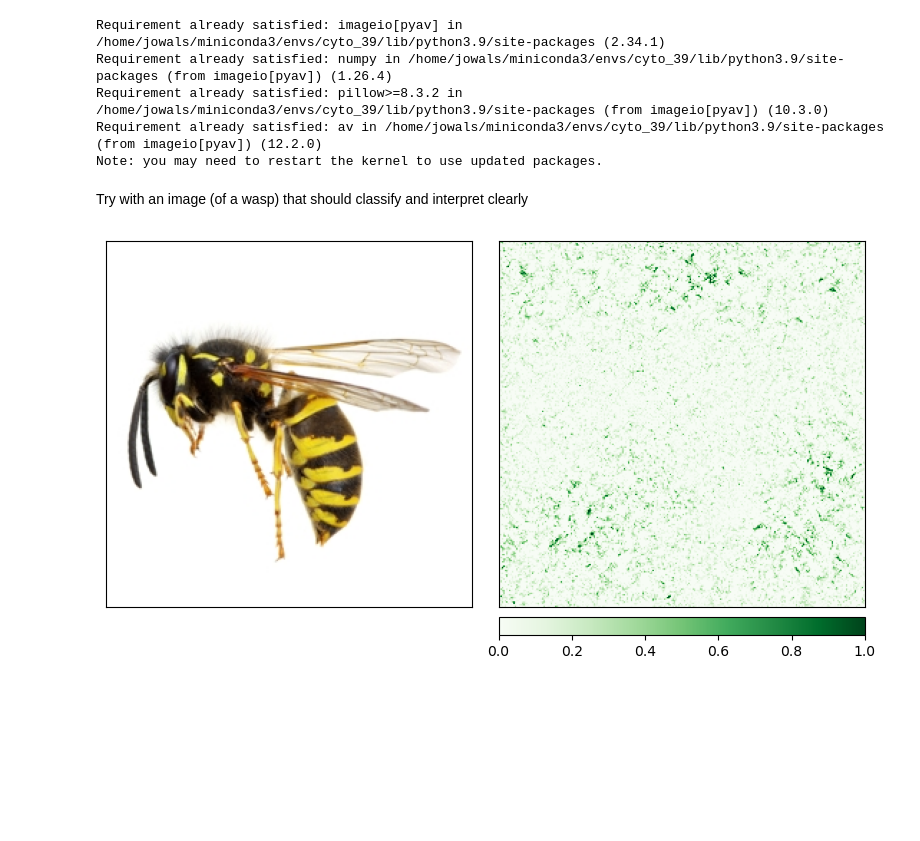
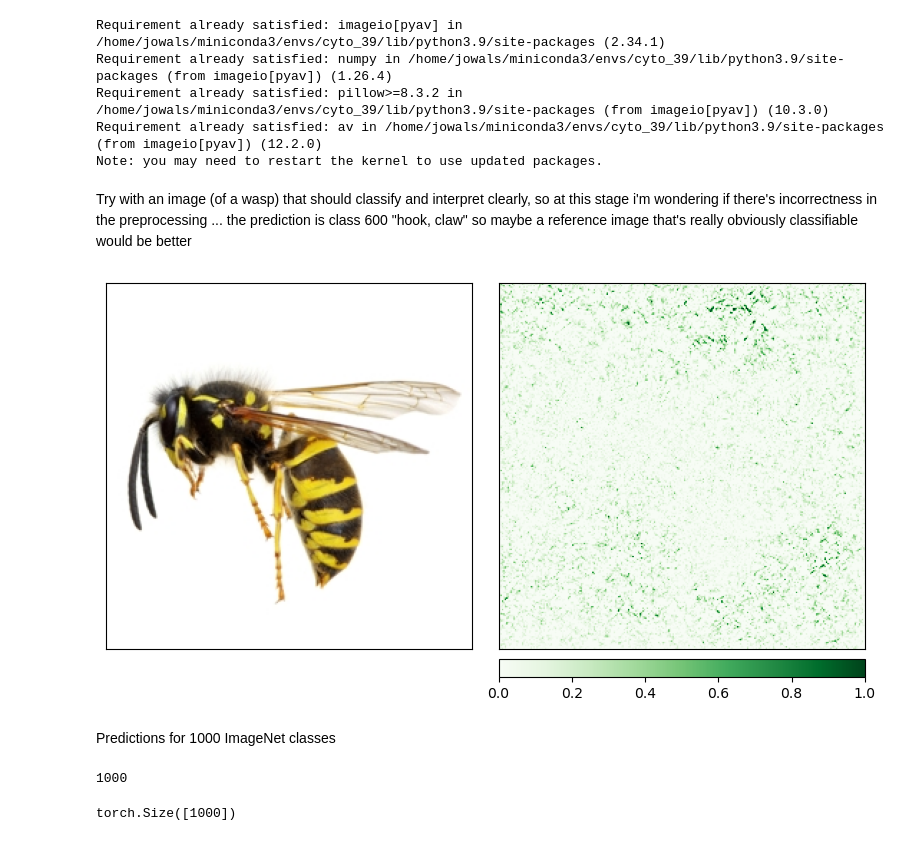
Before and after one commit to jmarshrossney/plankton_ml, a Jupyter notebook: notebooks/ModelExplainability.ipynb, the cells around one changed output. Cells and saved outputs as stored; diff of their text form; code cells hidden in the pictures; blank space fills up the shorter version.

Commit message:
last touches to the inconclusive model interpretation

```diff
--- a/notebooks/ModelExplainability.ipynb
+++ b/notebooks/ModelExplainability.ipynb
@@ -377,28 +356,36 @@ Requirement already satisfied: numpy in /home/jowals/miniconda3/envs/cyto_39/lib
 Requirement already satisfied: pillow>=8.3.2 in /home/jowals/miniconda3/envs/cyto_39/lib/python3.9/site-packages (from imageio[pyav]) (10.3.0)
 Requirement already satisfied: av in /home/jowals/miniconda3/envs/cyto_39/lib/python3.9/site-packages (from imageio[pyav]) (12.2.0)
 Note: you may need to restart the kernel to use updated packages.
-# %% [markdown]
-Try with an image (of a wasp) that should classify and interpret clearly
+# %% [markdown]
+Try with an image (of a wasp) that should classify and interpret clearly, so at this stage i'm wondering if there's incorrectness in the preprocessing ...
+the prediction is class 600 "hook, claw" so maybe a reference image that's really obviously classifiable would be better
 # %%
 
-t2 = prepare_image(image_source('../cyto_ml/tests/fixtures/wasp.jpg'))
+wasp = prepare_image(image_source('../cyto_ml/tests/fixtures/wasp.jpg'))
 
-
+# This should give us a generic ImageNet weights model
 model = torchvision.models.resnet50(pretrained=True)
 gradient_shap = GradientShap(model)
-input = t2
+input = wasp
 # choosing baselines randomly - adjust this for our input size...
 # TODO if we come back here, use transformed_img.shape for the baseline shape
 baselines = torch.randn(200, *input.cpu().numpy().shape[1:])
 # Computes gradient shap for the input
 # Attribution size matches input size: 3x3x32x32
 attribution = gradient_shap.attribute(input, baselines,
                                              target=2)
 _ = viz.visualize_image_attr_multiple(np.transpose(attribution.squeeze().cpu().detach().numpy(), (1,2,0)),
                                       np.transpose(input.squeeze().cpu().detach().numpy(), (1,2,0)),
                                       ["original_image", "heat_map"],
                                       ["all", "positive"],
                                       show_colorbar=True,
                                       outlier_perc=2)
 # %% [output]
-[figure, old version]
+[figure, new version]
+# %% [markdown]
+Predictions for 1000 ImageNet classes
+# %%
+preds = model(wasp)
+len(preds[0])
+# %% [output]
+1000
@@ -404,0 +397,5 @@ _ = viz.visualize_image_attr_multiple(np.transpose(attribution.squeeze().cpu().d
+# %%
+preds.squeeze(dim=0).shape
+#preds.shape
+# %% [output]
+torch.Size([1000])
```
Also changed, not shown: parts of 13 cells of this notebook.
